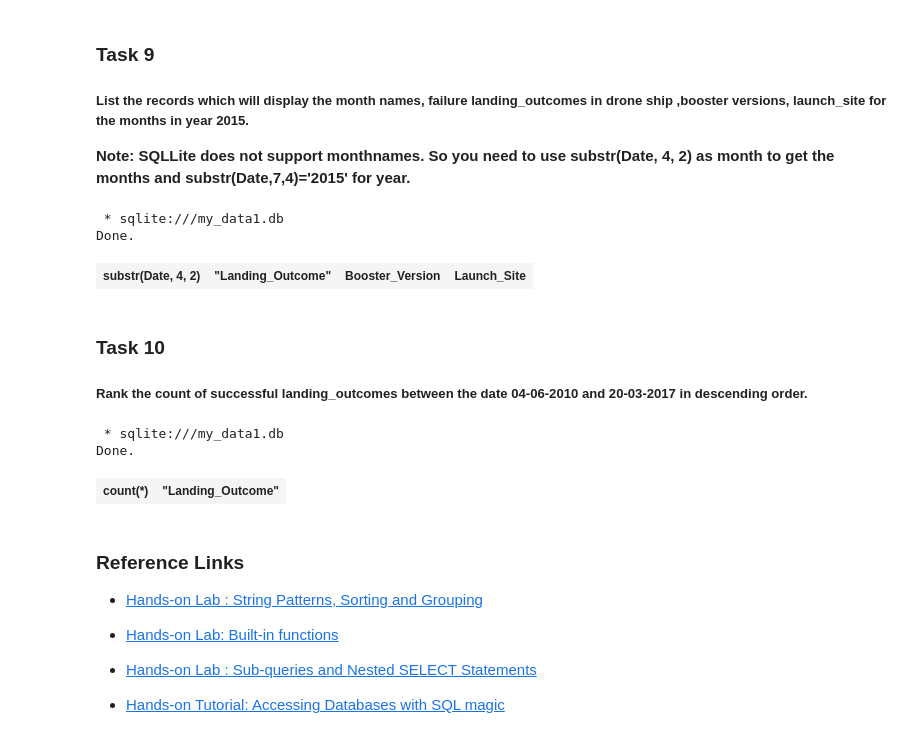
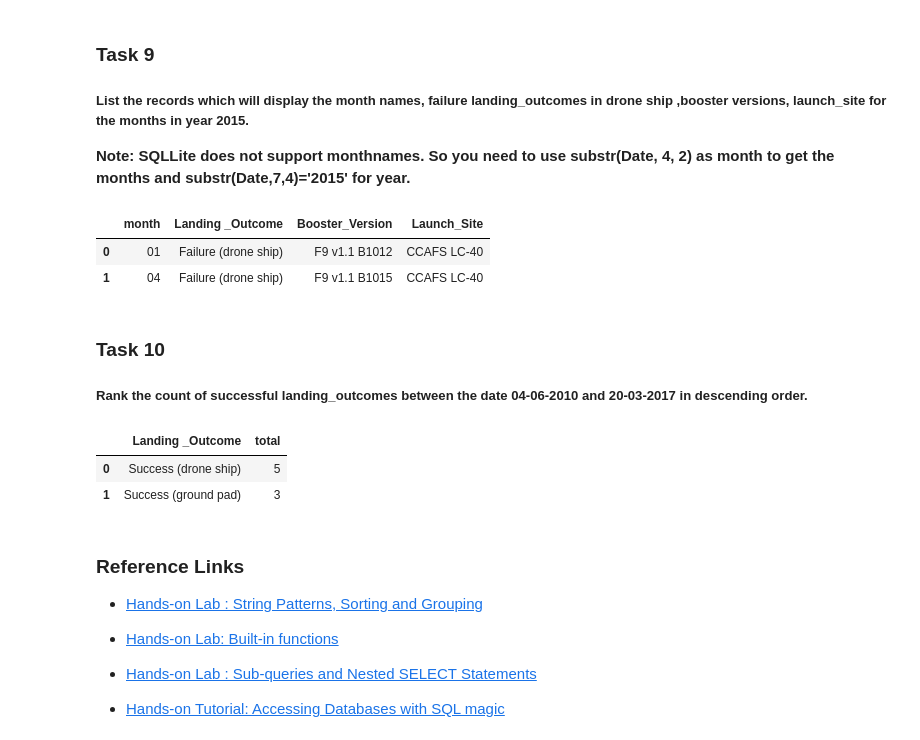
Before and after one commit to kyawzinhtun7415/ibm-data-science, a Jupyter notebook: jupyter-labs-eda-sql-coursera_sqllite.ipynb, the cells around one changed output. Saved outputs shown, nothing was run; the diff lists cells and outputs as text; code cells hidden in the pictures.

```diff
--- a/jupyter-labs-eda-sql-coursera_sqllite.ipynb
+++ b/jupyter-labs-eda-sql-coursera_sqllite.ipynb
@@ -284,23 +291,29 @@ Done.
 
 **Note: SQLLite does not support monthnames. So you need to use  substr(Date, 4, 2) as month to get the months and substr(Date,7,4)='2015' for year.**
 # %%
-%%sql
-SELECT substr(Date, 4, 2), "Landing_Outcome", Booster_Version, Launch_Site FROM SPACEXTBL where substr(Date, 7, 4) = '2015' and "Landing_Outcome" = 'Failure (drone ship)'
+# The column name contains a space, and dates are stored as dd-mm-yyyy text.
+import sqlite3
+import pandas as pd
+con = sqlite3.connect("my_data1.db")
+pd.read_sql_query("""SELECT substr(Date, 4, 2) AS month, "Landing _Outcome", Booster_Version, Launch_Site FROM SPACEXTBL WHERE substr(Date, 7, 4) = '2015' AND "Landing _Outcome" = 'Failure (drone ship)'""", con)
 # %% [output]
- * sqlite:///my_data1.db
-Done.
-| substr(Date, 4, 2) | "Landing_Outcome" | Booster_Version | Launch_Site |
+|  | month | Landing _Outcome | Booster_Version | Launch_Site |
+| 0 | 01 | Failure (drone ship) | F9 v1.1 B1012 | CCAFS LC-40 |
+| 1 | 04 | Failure (drone ship) | F9 v1.1 B1015 | CCAFS LC-40 |
 # %% [markdown]
 ### Task 10
 
 ##### Rank the  count of  successful landing_outcomes between the date 04-06-2010 and 20-03-2017 in descending order.
-# %%
-%%sql
-SELECT count(*), "Landing_Outcome" FROM SPACEXTBL WHERE (DATE between '2010-06-04' AND '2017-03-20') AND ("Landing_Outcome" LIKE '%Success%') group by "Landing_Outcome" order by count(*) desc
-# %% [output]
- * sqlite:///my_data1.db
-Done.
-| count(*) | "Landing_Outcome" |
+# %%
+# The column name contains a space, and dates are stored as dd-mm-yyyy text.
+import sqlite3
+import pandas as pd
+con = sqlite3.connect("my_data1.db")
+pd.read_sql_query("""SELECT "Landing _Outcome", count(*) AS total FROM SPACEXTBL WHERE substr(Date,7,4)||'-'||substr(Date,4,2)||'-'||substr(Date,1,2) BETWEEN '2010-06-04' AND '2017-03-20' AND "Landing _Outcome" LIKE '%Success%' GROUP BY "Landing _Outcome" ORDER BY total DESC""", con)
+# %% [output]
+|  | Landing _Outcome | total |
+| 0 | Success (drone ship) | 5 |
+| 1 | Success (ground pad) | 3 |
 # %% [markdown]
 ### Reference Links
 
```
Also changed, not shown: parts of 4 cells of this notebook, 2 other files.
